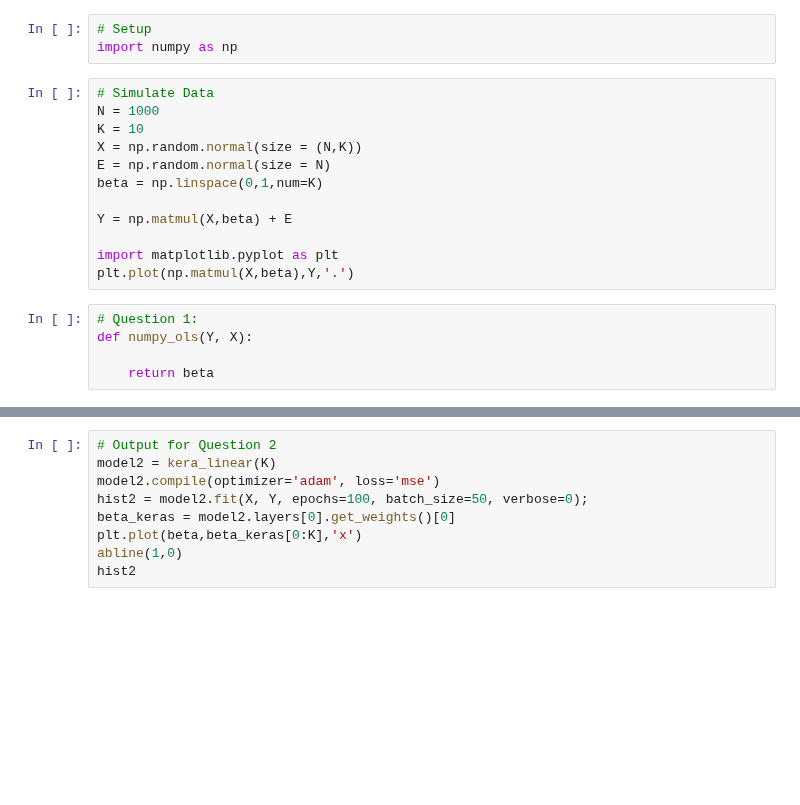
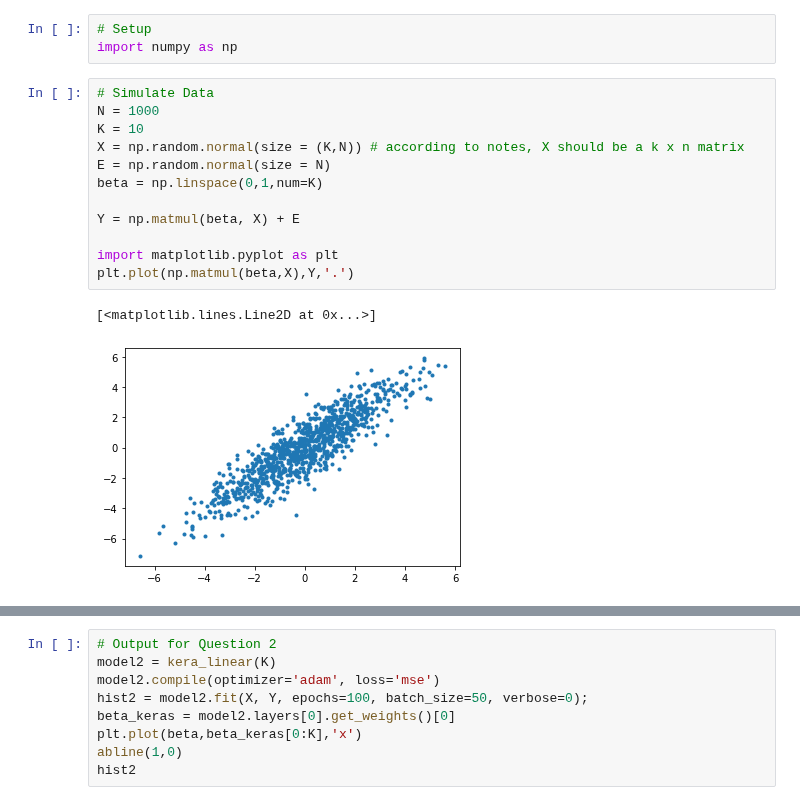
Before and after one commit to vma101/big_data_tools, a Jupyter notebook: hw1_ols.ipynb, the cells around one changed output, grey strips where cells are left out. Cells and saved outputs as stored; diff of their text form; blank space fills up the shorter version.

Commit message:
Finished question 1

```diff
--- a/hw1_ols.ipynb
+++ b/hw1_ols.ipynb
@@ -4,17 +4,15 @@ import numpy as np
 # %%
 # Simulate Data
 N = 1000
 K = 10
-X = np.random.normal(size = (N,K))
+X = np.random.normal(size = (K,N)) # according to notes, X should be a k x n matrix
 E = np.random.normal(size = N)
 beta = np.linspace(0,1,num=K)
 
-Y = np.matmul(X,beta) + E
+Y = np.matmul(beta, X) + E
 
 import matplotlib.pyplot as plt
-plt.plot(np.matmul(X,beta),Y,'.')
+plt.plot(np.matmul(beta,X),Y,'.')
+# %% [output]
+[<matplotlib.lines.Line2D at 0x...>]
+[figure, added]
-# %%
-# Question 1:
-def numpy_ols(Y, X):
-
-    return beta
```
Also changed, not shown: parts of 4 cells of this notebook.
